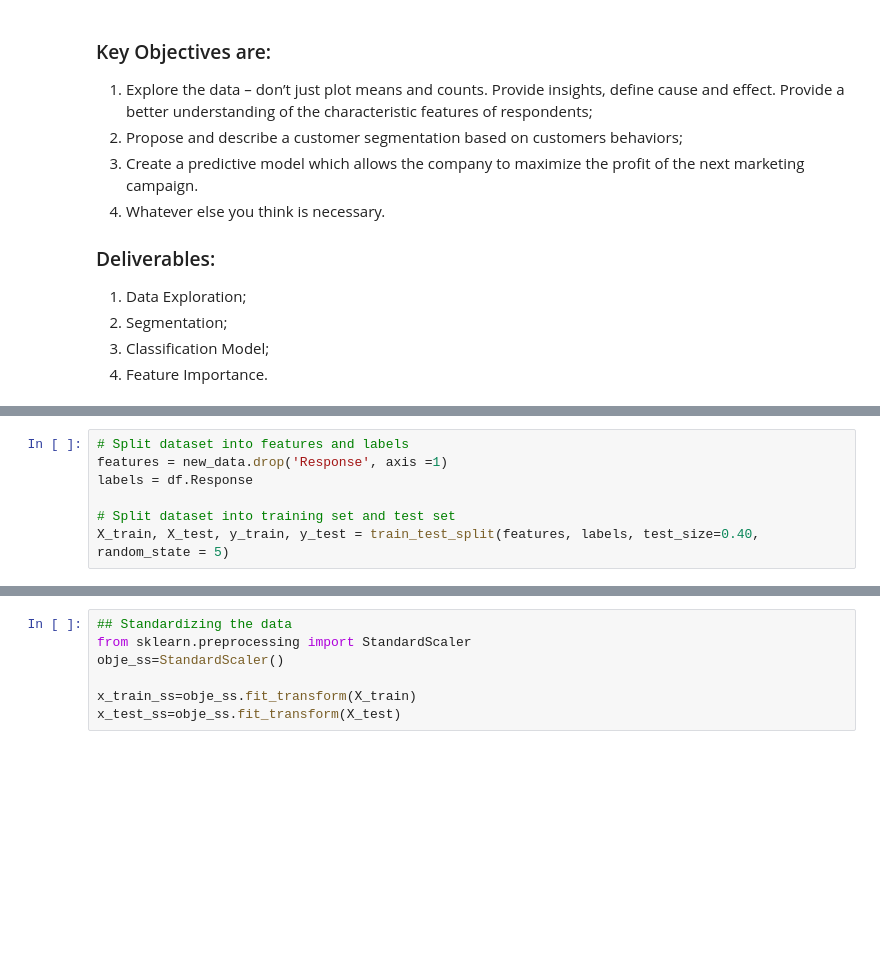
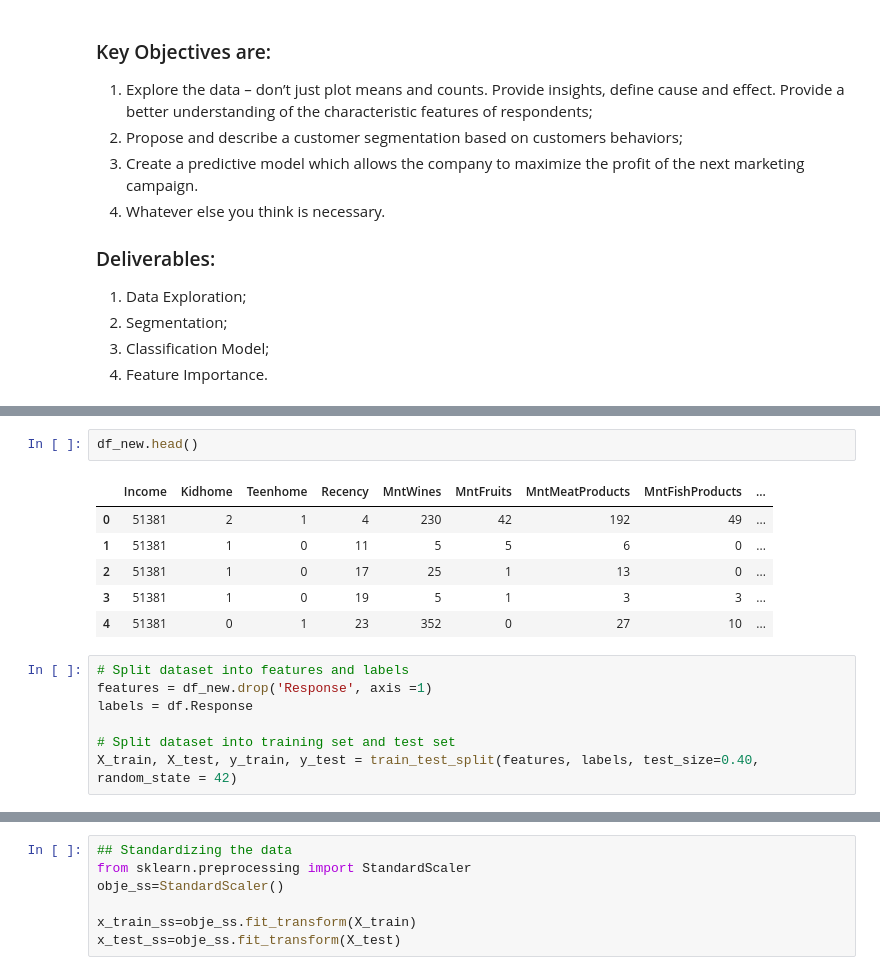
Before and after one commit to adiag321/CRM-Analysis-for-Marketing-data, a Jupyter notebook: 5_classification_model.ipynb, the cells around one changed output, grey strips where cells are left out. Cells and saved outputs as stored; diff of their text form; blank space fills up the shorter version.

```diff
--- a/5_classification_model.ipynb
+++ b/5_classification_model.ipynb
@@ -114,10 +103,19 @@ new_data.drop(['Education','Marital_Status'],axis=1,inplace=True)
+# %%
+df_new.head()
+# %% [output]
+|  | Income | Kidhome | Teenhome | Recency | MntWines | MntFruits | MntMeatProducts | MntFishProducts | ... |
+| 0 | 51381 | 2 | 1 | 4 | 230 | 42 | 192 | 49 | ... |
+| 1 | 51381 | 1 | 0 | 11 | 5 | 5 | 6 | 0 | ... |
+| 2 | 51381 | 1 | 0 | 17 | 25 | 1 | 13 | 0 | ... |
+| 3 | 51381 | 1 | 0 | 19 | 5 | 1 | 3 | 3 | ... |
+| 4 | 51381 | 0 | 1 | 23 | 352 | 0 | 27 | 10 | ... |
 # %%
 # Split dataset into features and labels
-features = new_data.drop('Response', axis =1)
+features = df_new.drop('Response', axis =1)
 labels = df.Response
 
 # Split dataset into training set and test set
-X_train, X_test, y_train, y_test = train_test_split(features, labels, test_size=0.40, random_state = 5)
+X_train, X_test, y_train, y_test = train_test_split(features, labels, test_size=0.40, random_state = 42)
 # %%
 print('Train_x:',X_train.shape)
 print('Train_y:',y_train.shape)
```
Also changed, not shown: parts of 26 cells of this notebook.
